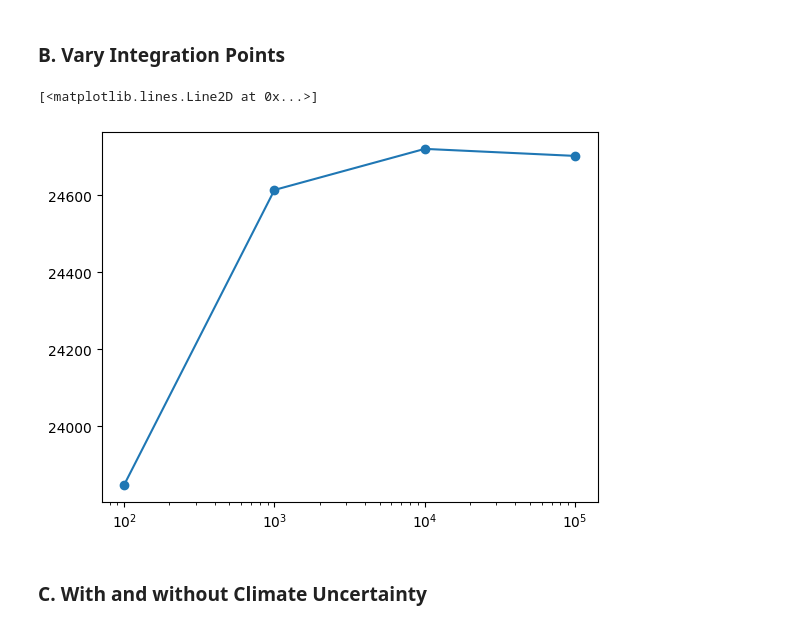
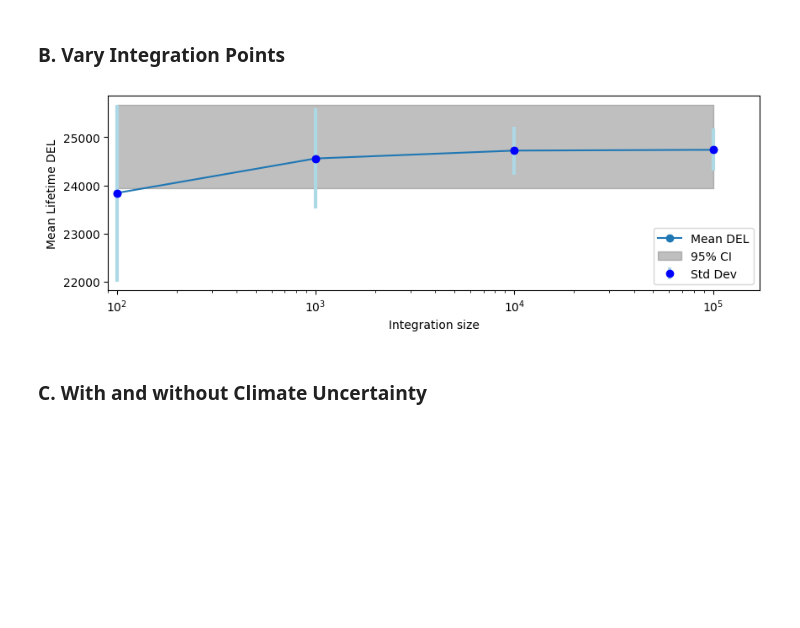
Before and after one commit to natslimak/OceanCourses, a Jupyter notebook: ProbalisticModelling/assg_mid-term/task5.ipynb, the cells around one changed output. Drawn from its saved outputs; the diff is of its cells as text; code cells hidden in the pictures; blank space fills up the shorter version.

```diff
--- a/ProbalisticModelling/assg_mid-term/task5.ipynb
+++ b/ProbalisticModelling/assg_mid-term/task5.ipynb
@@ -272,15 +272,27 @@ Text(0, 0.5, 'Standard Deviation Lifetime DEL')
 integration_sizes = [100, 1000, 10000, 100000]
 
 DEL_mean = []
+DEL_std = []
 
 for M in integration_sizes:
     DELs = run_lifetime_DEL(ANNmodel, Xscaler, Yscaler, N_inner=M)
     DEL_mean.append(np.mean(DELs))
+    DEL_std.append(np.std(DELs))
 # %%
-plt.semilogx(integration_sizes, DEL_mean, 'o-')
+CI_low = np.percentile(DELs, 2.5)
+CI_high = np.percentile(DELs, 97.5)
+
+plt. figure(figsize=(10, 3))
+plt.semilogx(integration_sizes, DEL_mean, 'o-', label='Mean DEL')
+plt.fill_between(integration_sizes, CI_low, CI_high, color='gray', alpha=0.5, label='95% CI')
+plt.errorbar(integration_sizes, DEL_mean, yerr=DEL_std, fmt='o', color='blue', ecolor='lightblue', elinewidth=3, capsize=0, label='Std Dev')
+plt.xlim(left=90)
+plt.legend(loc='lower right')
+plt.xlabel("Integration size")
+plt.ylabel("Mean Lifetime DEL")
+plt.savefig(output_figs + "5.2_Mean_Lifetime_DEL_vs_integration_size.png", dpi=300, bbox_inches="tight")
 # %% [output]
-[<matplotlib.lines.Line2D at 0x...>]
-[figure, old version]
+[figure, new version]
 # %% [markdown]
 ### C. With and without Climate Uncertainty
 # %%
```
Also changed, not shown: parts of 3 cells of this notebook, 17 other files.
